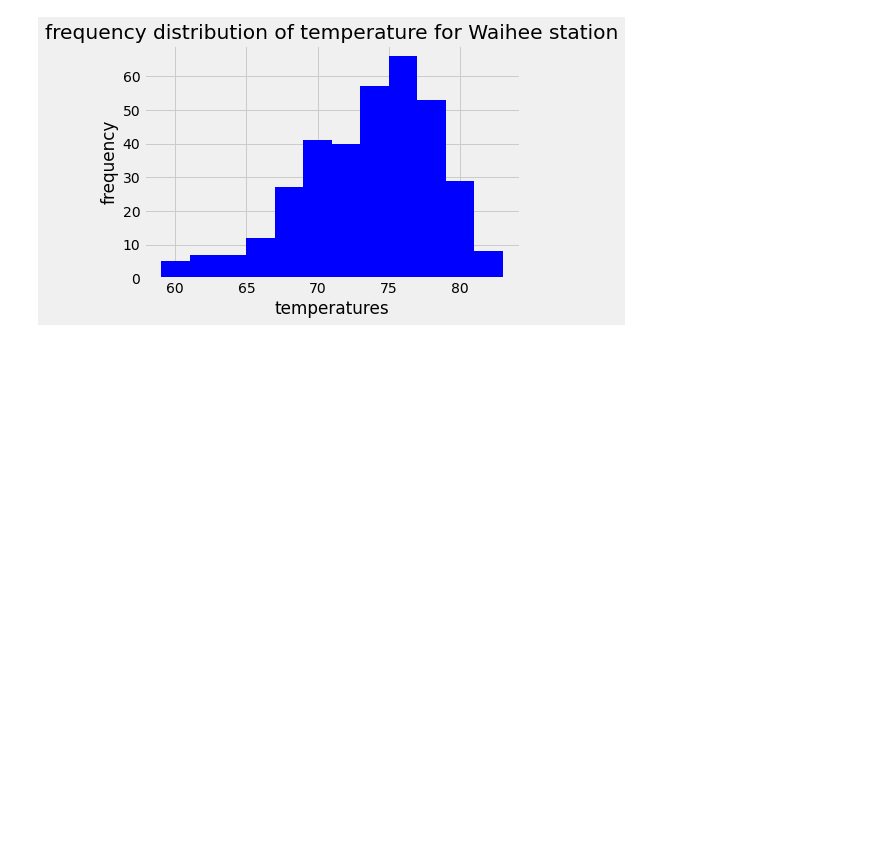
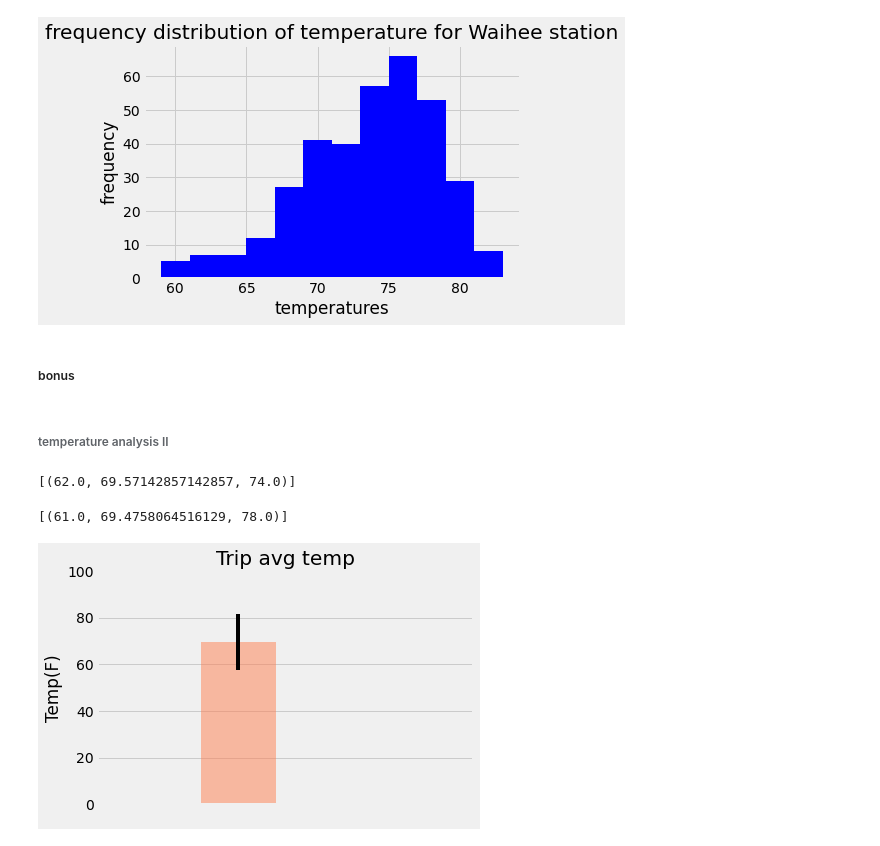
Before and after one commit to chirchir92/sqlalchemy_challenge, a Jupyter notebook: climate_main.ipynb, the cells around one changed output. Saved outputs shown, nothing was run; the diff lists cells and outputs as text; code cells hidden in the pictures; blank space fills up the shorter version.

Commit message:
added final bonus codes

```diff
--- a/climate_main.ipynb
+++ b/climate_main.ipynb
@@ -170,3 +187,42 @@ plt.xlabel('temperatures')
 plt.show()
 # %% [output]
 [figure]
+# %% [markdown]
+##### bonus
+# %% [markdown]
+###### temperature analysis II
+# %%
+# This function called `calc_temps` will accept start date and end date in the format '%Y-%m-%d'
+# and return the minimum, average, and maximum temperatures for that range of dates
+def calc_temps(start_date, end_date):
+    """TMIN, TAVG, and TMAX for a list of dates.
+
+    Args:
+        start_date (string): A date string in the format %Y-%m-%d
+        end_date (string): A date string in the format %Y-%m-%d
+
+    Returns:
+        TMIN, TAVE, and TMAX
+    """
+
+    return session.query(func.min(measurement.tobs), func.avg(measurement.tobs), func.max(measurement.tobs)).\
+        filter(measurement.date >= start_date).filter(measurement.date <= end_date).all()
+
+# function usage example
+print(calc_temps('2012-02-28', '2012-03-05'))
+# %% [output]
+[(62.0, 69.57142857142857, 74.0)]
+# %%
+# Use your previous function `calc_temps` to calculate the tmin, tavg, and tmax
+# for your trip using the previous year's data for those same dates.
+print(calc_temps('2016-01-02', '2016-01-22'))
+plt.bar(' ', height=69.57, align='center',color='coral', yerr=(74-62), alpha=0.5)
+plt.title('Trip avg temp')
+plt.ylim(0,100)
+plt.xlim(-1.5, 2.5)
+plt.grid(axis='x')
+plt.ylabel('Temp(F)')
+plt.show()
+# %% [output]
+[(61.0, 69.4758064516129, 78.0)]
+[figure, added]
```
Also changed, not shown: parts of 14 cells of this notebook.
